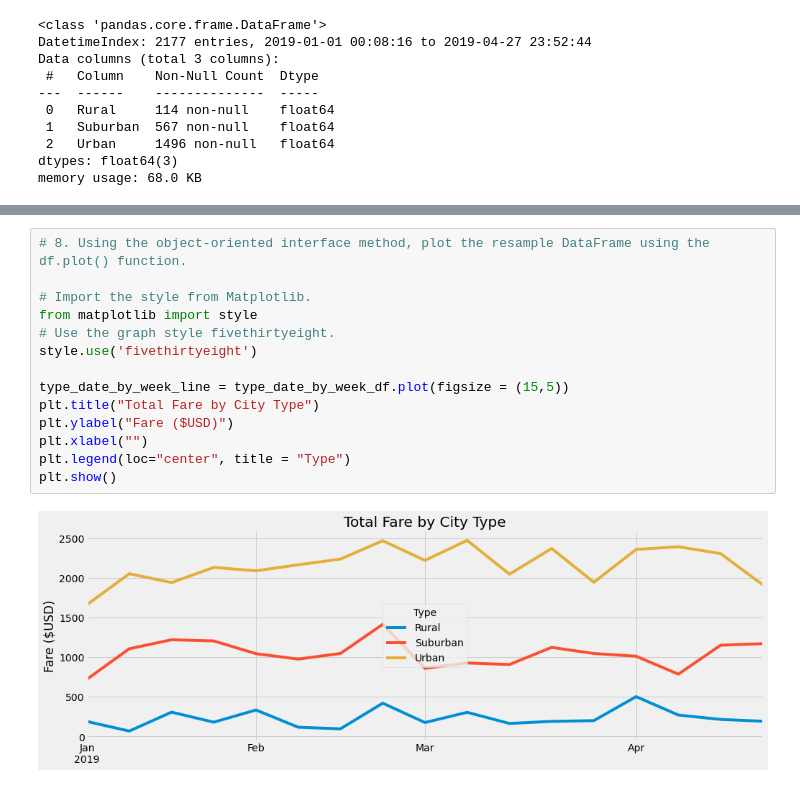
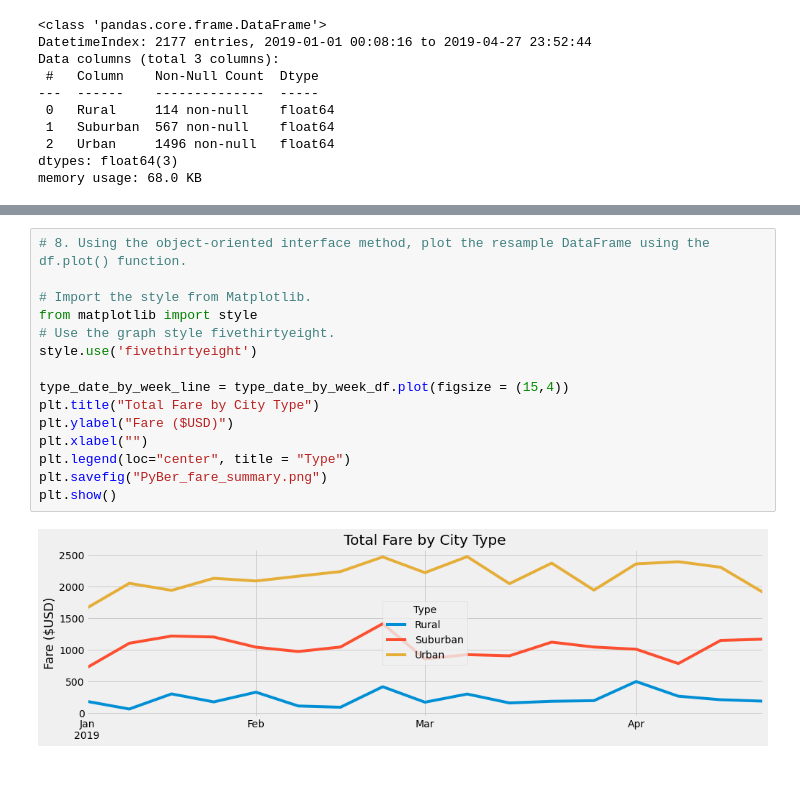
Before and after one commit to PopeScooby/PyBer_Analysis, a Jupyter notebook: analysis/PyBer_Challenge.ipynb, the cells around one changed output, grey strips where cells are left out. Cells and saved outputs as stored; diff of their text form.

```diff
--- a/analysis/PyBer_Challenge.ipynb
+++ b/analysis/PyBer_Challenge.ipynb
@@ -147,16 +205,17 @@ type_date_by_week_df = type_date_pivot_filter_df.resample("w").sum()
 # %%
 # 8. Using the object-oriented interface method, plot the resample DataFrame using the df.plot() function.
 
 # Import the style from Matplotlib.
 from matplotlib import style
 # Use the graph style fivethirtyeight.
 style.use('fivethirtyeight')
 
-type_date_by_week_line = type_date_by_week_df.plot(figsize = (15,5))
+type_date_by_week_line = type_date_by_week_df.plot(figsize = (15,4))
 plt.title("Total Fare by City Type")
 plt.ylabel("Fare ($USD)")
 plt.xlabel("")
 plt.legend(loc="center", title = "Type")
+plt.savefig("PyBer_fare_summary.png")
 plt.show()
 # %% [output]
-[figure, old version]
+[figure, new version]
```
Also changed, not shown: parts of 6 cells of this notebook, 3 other files.
